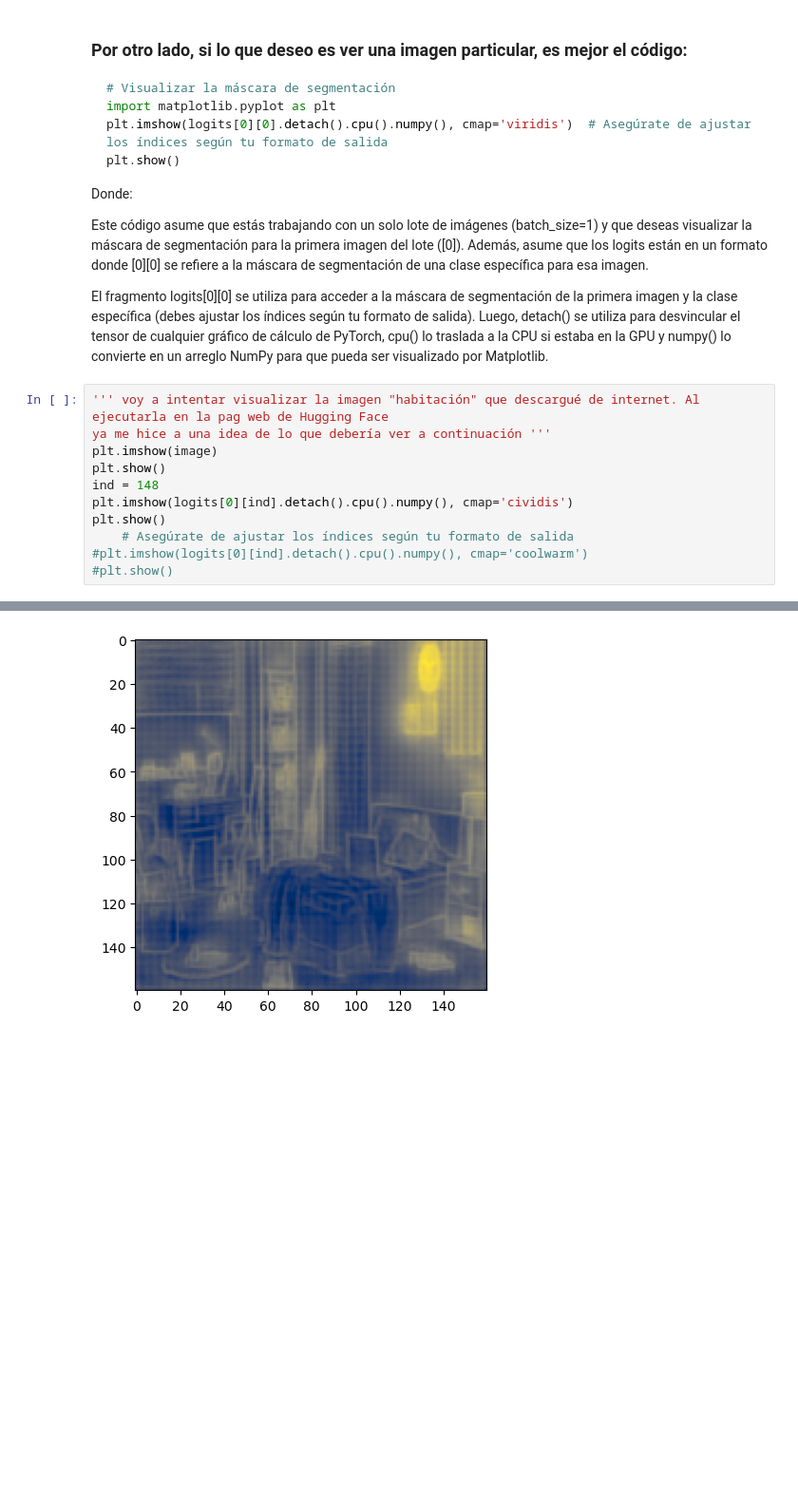
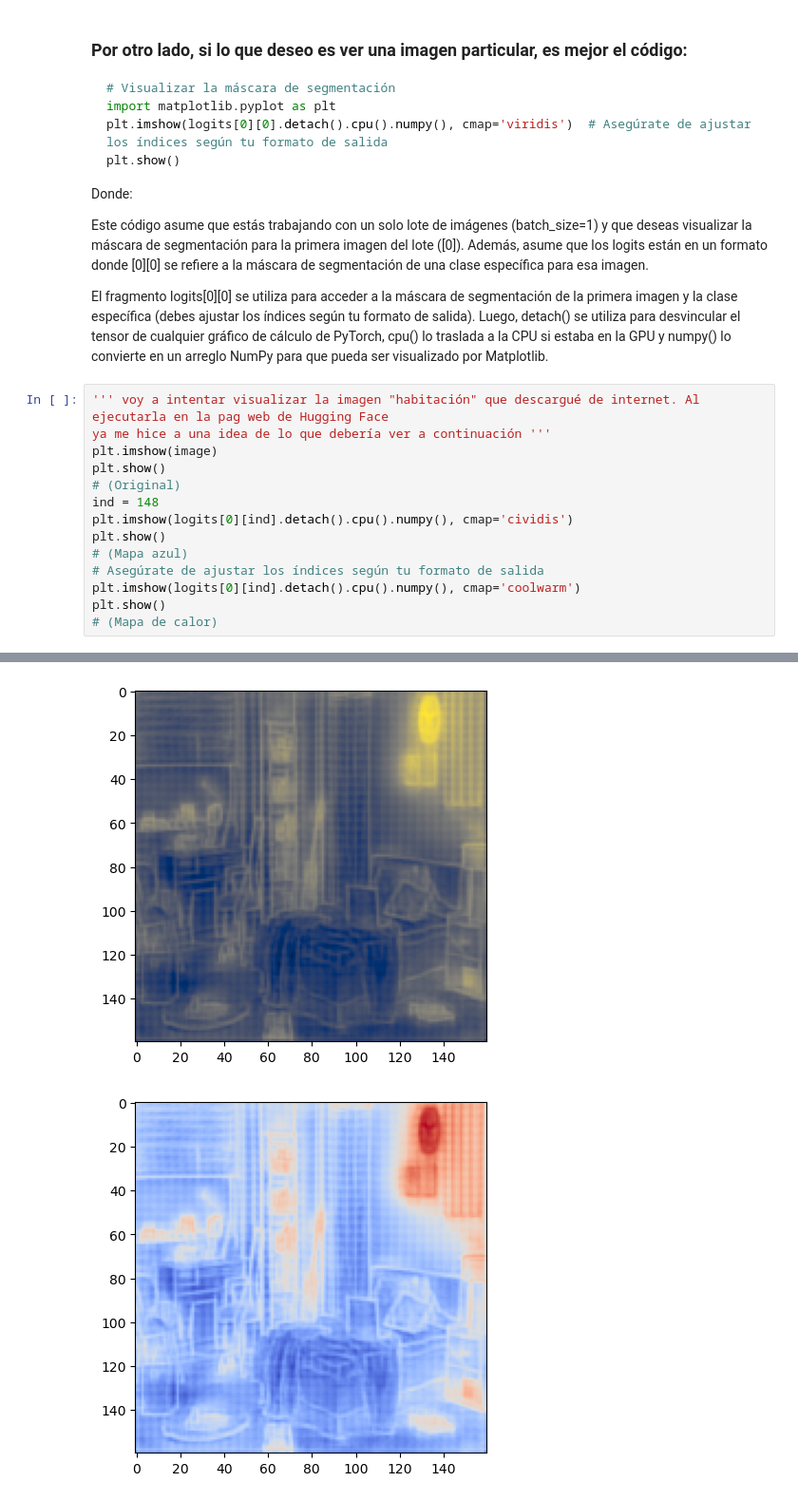
Before and after one commit to ValentyRT/Ingenier-a-de-Prompt-ECI, a Jupyter notebook: Prompt - Segmentador MS.ipynb, the cells around one changed output, grey strips where cells are left out. Shown at 95% size. Cells and saved outputs as stored; diff of their text form; blank space fills up the shorter version.

```diff
--- a/Prompt - Segmentador MS.ipynb
+++ b/Prompt - Segmentador MS.ipynb
@@ -93,14 +93,18 @@ El fragmento logits[0][0] se utiliza para acceder a la máscara de segmentación
 # %%
 ''' voy a intentar visualizar la imagen "habitación" que descargué de internet. Al ejecutarla en la pag web de Hugging Face
 ya me hice a una idea de lo que debería ver a continuación '''
 plt.imshow(image)
 plt.show()
+# (Original)
 ind = 148
 plt.imshow(logits[0][ind].detach().cpu().numpy(), cmap='cividis')
 plt.show()
-    # Asegúrate de ajustar los índices según tu formato de salida
-#plt.imshow(logits[0][ind].detach().cpu().numpy(), cmap='coolwarm')
-#plt.show()
+# (Mapa azul)
+# Asegúrate de ajustar los índices según tu formato de salida
+plt.imshow(logits[0][ind].detach().cpu().numpy(), cmap='coolwarm')
+plt.show()
+# (Mapa de calor)
 # %% [output]
 [figure]
 [figure]
+[figure, added]
```
Also changed, not shown: parts of 18 cells of this notebook, 2 other files.
